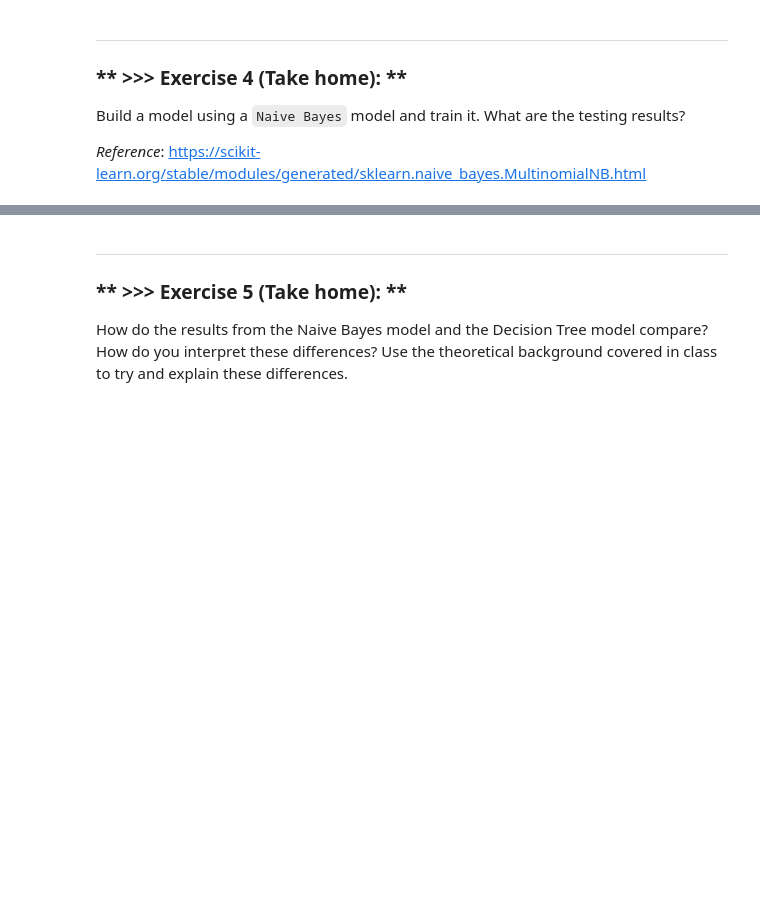
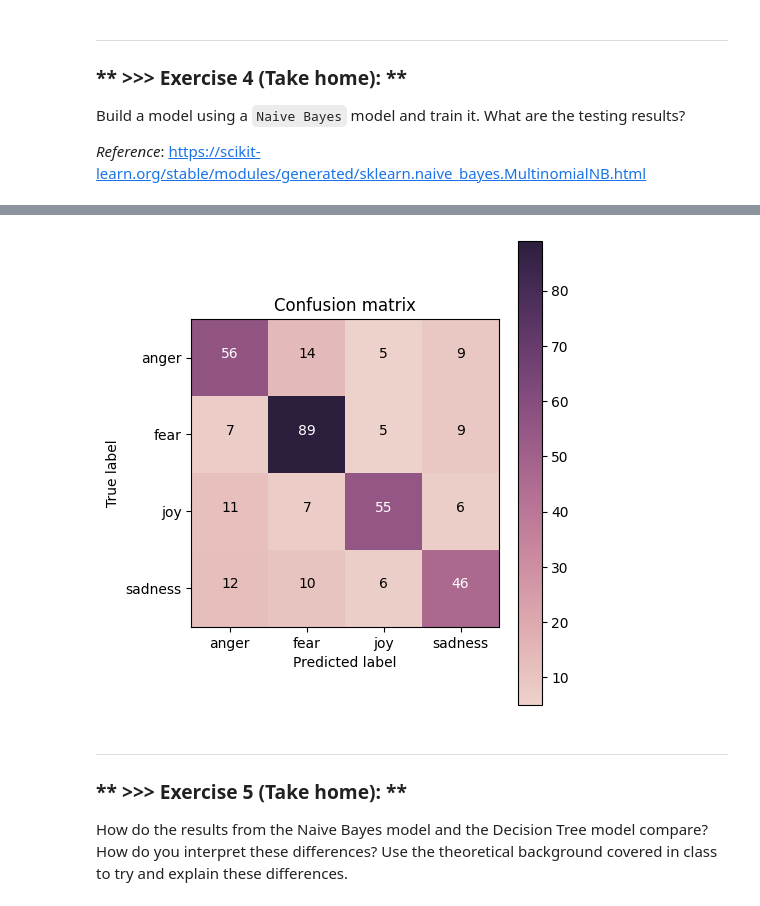
Before and after one commit to Jerry-Liao-6174/DM2024-Lab2-Master, a Jupyter notebook: DM2024-Lab2-Master.ipynb, the cells around one changed output, grey strips where cells are left out. Saved outputs shown, nothing was run; the diff lists cells and outputs as text; code cells hidden in the pictures; blank space fills up the shorter version.

```diff
--- a/DM2024-Lab2-Master.ipynb
+++ b/DM2024-Lab2-Master.ipynb
@@ -594,0 +582,7 @@
+# %%
+# Answer here
+from sklearn.naive_bayes import MultinomialNB
+NB_model = MultinomialNB()
+NB_model = NB_model.fit(X_train, y_train)
+NB_y_train_pred = NB_model.predict(X_train)
+NB_y_test_pred = NB_model.predict(X_test)
@@ -594,0 +617,9 @@
+# %%
+## check by confusion matrix
+from sklearn.metrics import confusion_matrix
+
+NB_cm = confusion_matrix(y_true=y_test, y_pred=NB_y_test_pred)
+my_tags = ['anger', 'fear', 'joy', 'sadness']
+plot_confusion_matrix(NB_cm, classes=my_tags, title='Confusion matrix')
+# %% [output]
+[figure, added]
```
Also changed, not shown: parts of 22 cells of this notebook.
